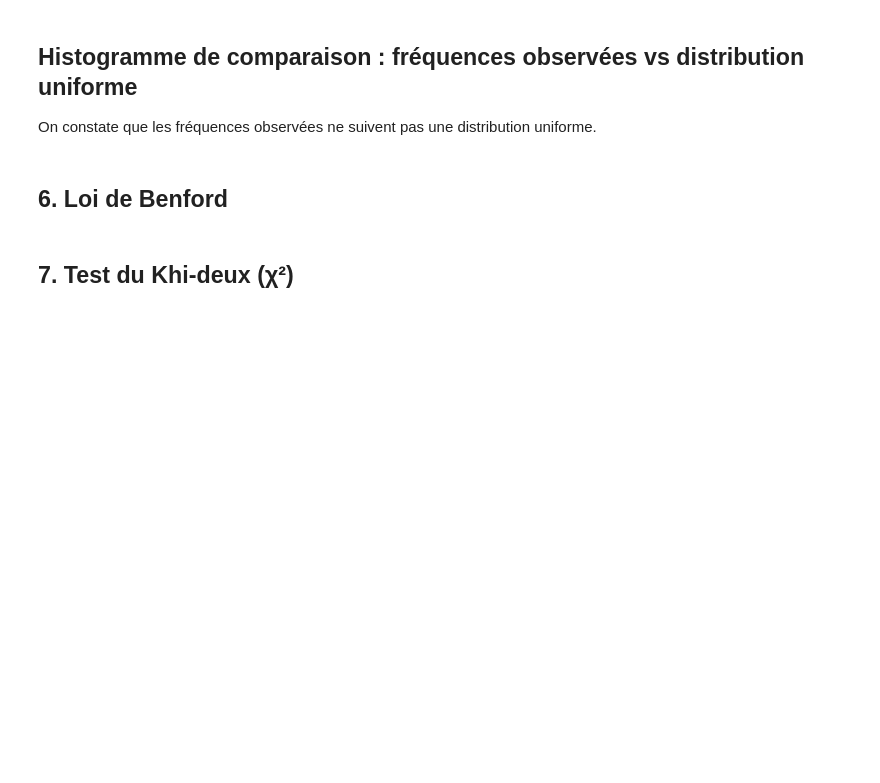
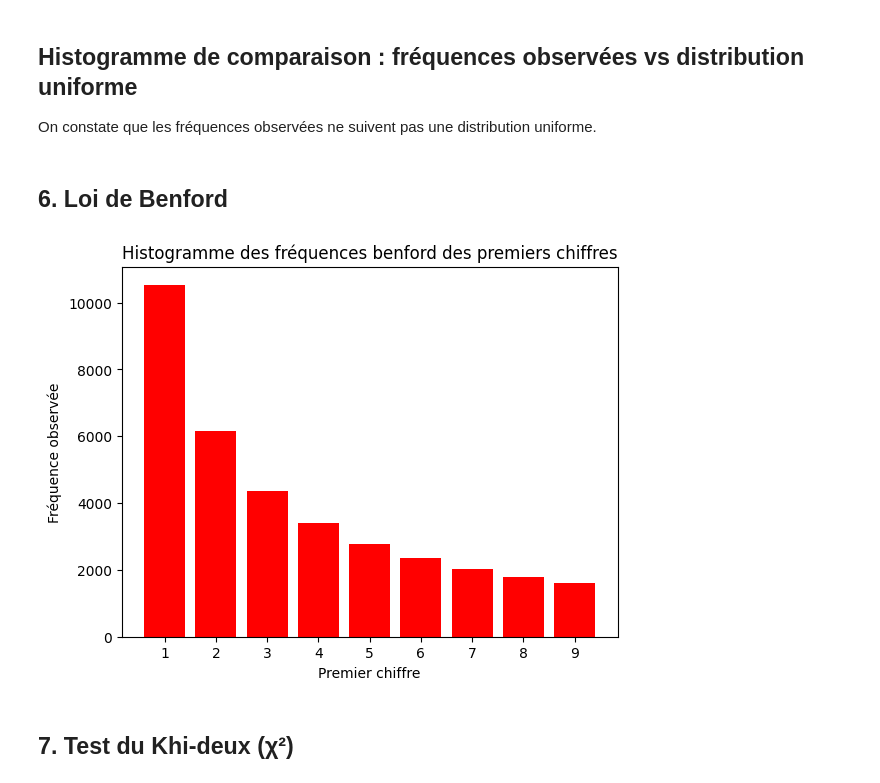
Before and after one commit to youluckk/Loi-Benford, a Jupyter notebook: Benford.ipynb, the cells around one changed output. Saved outputs shown, nothing was run; the diff lists cells and outputs as text; code cells hidden in the pictures; blank space fills up the shorter version.

Commit message:
commitr benford

```diff
--- a/Benford.ipynb
+++ b/Benford.ipynb
@@ -124,6 +124,31 @@ plt.show()
 On constate que les fréquences observées ne suivent pas une distribution uniforme.
 # %% [markdown]
 ## 6. Loi de Benford
+# %%
+# Calculer les fréquences théoriques selon la loi de Benford
+# P(I=i) = log10(1 + 1/i)
+def freq_benford():
+    frequences_benford = []
+    total = sum(frequences_observees)
+
+    for i in range(1, 10):
+        prob = np.log10(1 + 1/i)
+        freq = prob * total
+        frequences_benford.append(freq)
+
+    return frequences_benford
+
+
+frequences_benford = freq_benford()
+
+plt.bar(range(1, 10), frequences_benford, color='red')
+plt.xlabel('Premier chiffre')
+plt.ylabel('Fréquence observée')
+plt.title("Histogramme des fréquences benford des premiers chiffres")
+plt.xticks(range(1, 10))
+plt.show()
+# %% [output]
+[figure, added]
 # %%
 # Histogramme de comparaison : fréquences observées vs loi de Benford
 # %% [markdown]
```
Also changed, not shown: parts of 1 cell of this notebook.
